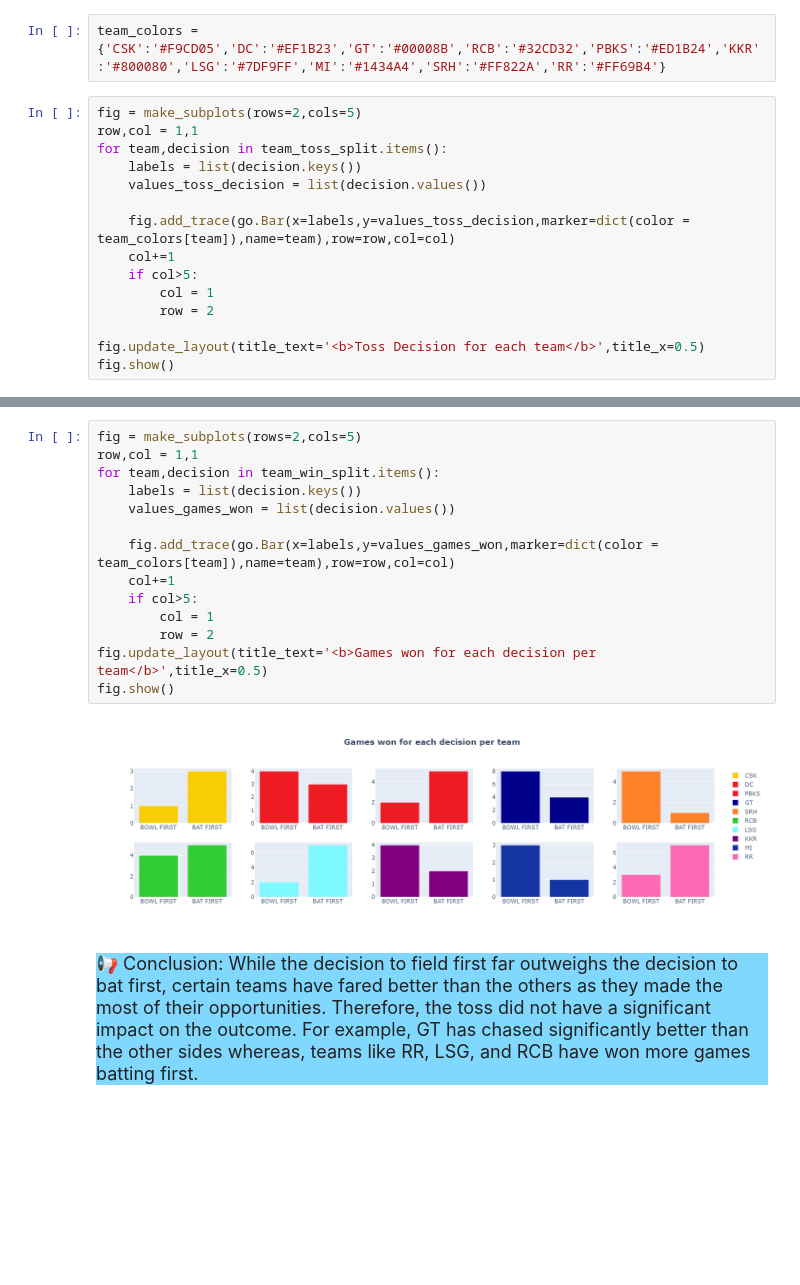
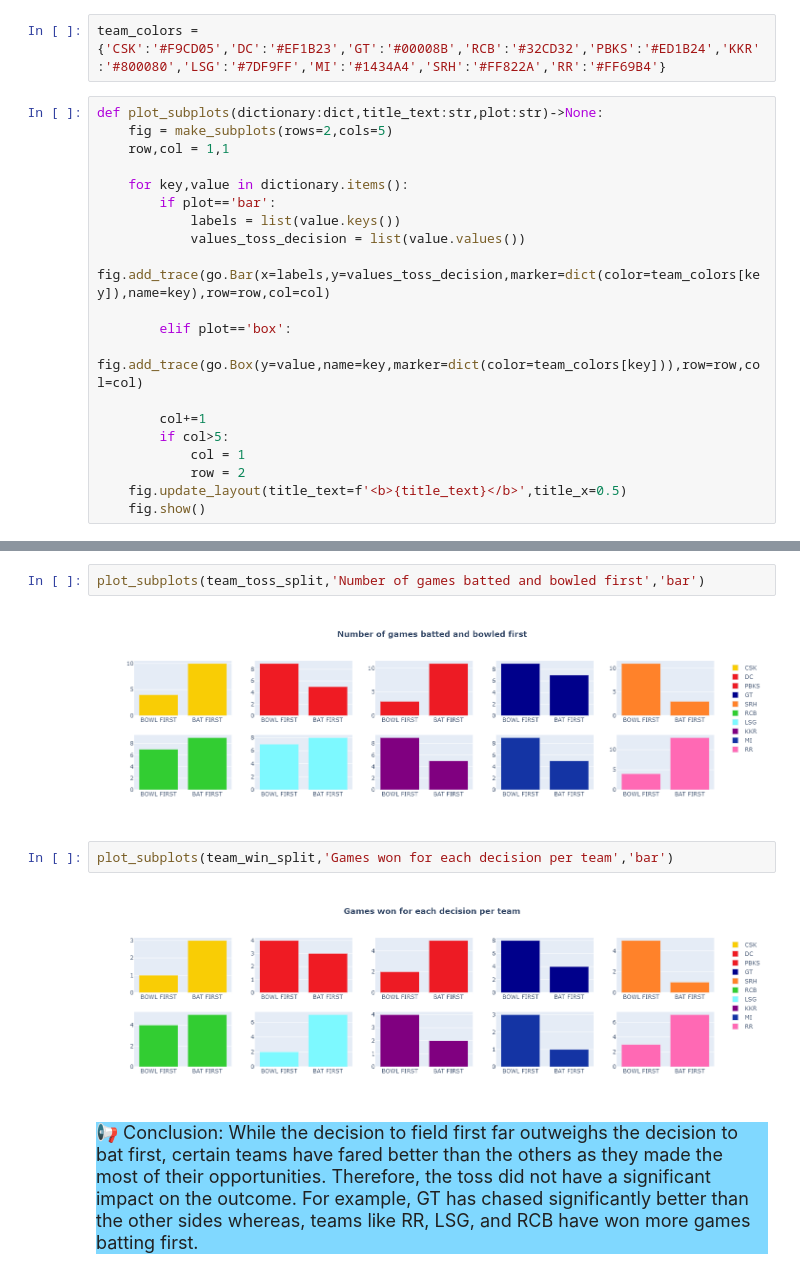
Before and after one commit to Abhijith-Nagarajan/Machine-Learning-Training, a Jupyter notebook: ipl-analysis-plotly-eda.ipynb, the cells around one changed output, grey strips where cells are left out. Saved outputs shown, nothing was run; the diff lists cells and outputs as text; blank space fills up the shorter version.

```diff
--- a/ipl-analysis-plotly-eda.ipynb
+++ b/ipl-analysis-plotly-eda.ipynb
@@ -268,17 +223,22 @@ team_win_split
 # %%
 team_colors = {'CSK':'#F9CD05','DC':'#EF1B23','GT':'#00008B','RCB':'#32CD32','PBKS':'#ED1B24','KKR':'#800080','LSG':'#7DF9FF','MI':'#1434A4','SRH':'#FF822A','RR':'#FF69B4'}
 # %%
-fig = make_subplots(rows=2,cols=5)
-row,col = 1,1
-for team,decision in team_toss_split.items():
-    labels = list(decision.keys())
-    values_toss_decision = list(decision.values())
+def plot_subplots(dictionary:dict,title_text:str,plot:str)->None:
+    fig = make_subplots(rows=2,cols=5)
+    row,col = 1,1
 
-    fig.add_trace(go.Bar(x=labels,y=values_toss_decision,marker=dict(color = team_colors[team]),name=team),row=row,col=col)
-    col+=1
-    if col>5:
-        col = 1
-        row = 2
+    for key,value in dictionary.items():
+        if plot=='bar':
+            labels = list(value.keys())
+            values_toss_decision = list(value.values())
+            fig.add_trace(go.Bar(x=labels,y=values_toss_decision,marker=dict(color=team_colors[key]),name=key),row=row,col=col)
 
-fig.update_layout(title_text='<b>Toss Decision for each team</b>',title_x=0.5)
-fig.show()
+        elif plot=='box':
+            fig.add_trace(go.Box(y=value,name=key,marker=dict(color=team_colors[key])),row=row,col=col)
+
+        col+=1
+        if col>5:
+            col = 1
+            row = 2
+    fig.update_layout(title_text=f'<b>{title_text}</b>',title_x=0.5)
+    fig.show()
@@ -287,19 +245,11 @@ fig.show()
-# %%
-fig = make_subplots(rows=2,cols=5)
-row,col = 1,1
-for team,decision in team_win_split.items():
-    labels = list(decision.keys())
-    values_games_won = list(decision.values())
-
-    fig.add_trace(go.Bar(x=labels,y=values_games_won,marker=dict(color = team_colors[team]),name=team),row=row,col=col)
-    col+=1
-    if col>5:
-        col = 1
-        row = 2
-fig.update_layout(title_text='<b>Games won for each decision per team</b>',title_x=0.5)
-fig.show()
-# %% [output]
-[figure, removed]
+# %%
+plot_subplots(team_toss_split,'Number of games batted and bowled first','bar')
+# %% [output]
+[figure, added]
+# %%
+plot_subplots(team_win_split,'Games won for each decision per team','bar')
+# %% [output]
+[figure, added]
 # %% [markdown]
 <div style="background-color:#80d8ff;font-family:verdana; font-size:18px">
     <p>📢 Conclusion: While the decision to field first far outweighs the decision to bat first, certain teams have fared better than the others as they made the most of their opportunities. Therefore, the toss did not have a significant impact on the outcome. For example, GT has chased significantly better than the other sides whereas, teams like RR, LSG, and RCB have won more games batting first.</p>
```
Also changed, not shown: parts of 24 cells of this notebook.
